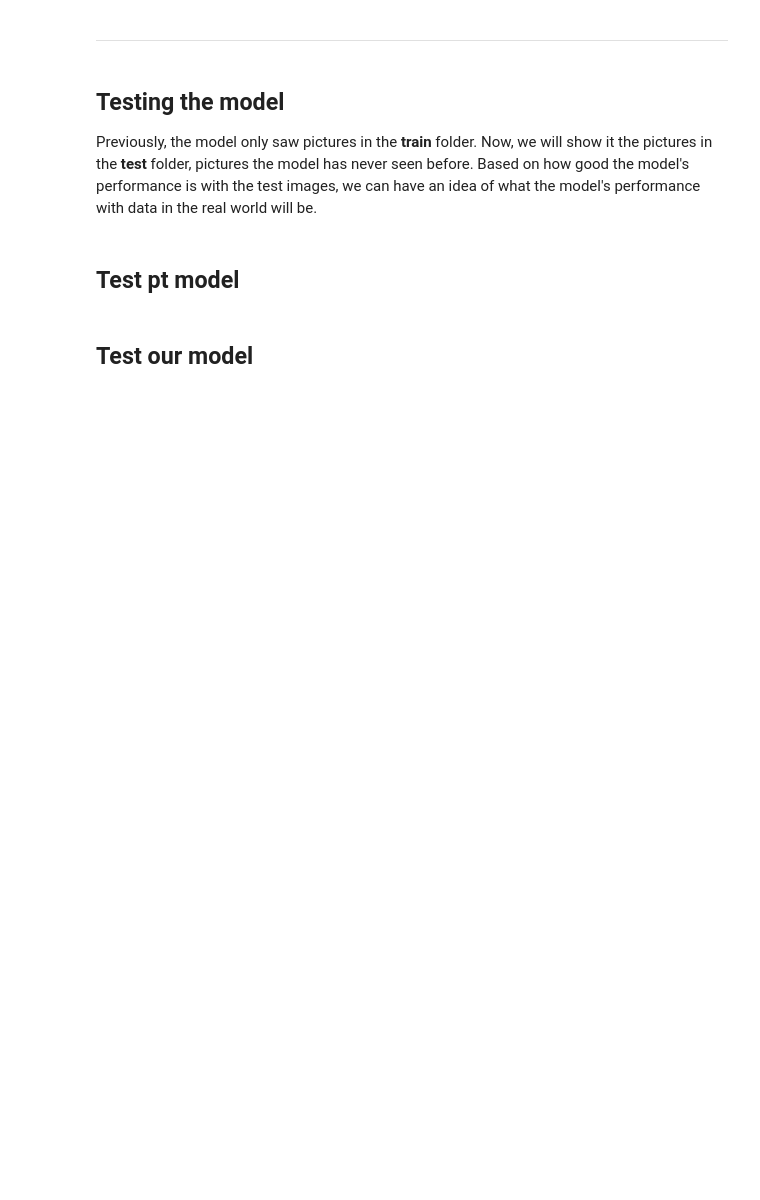
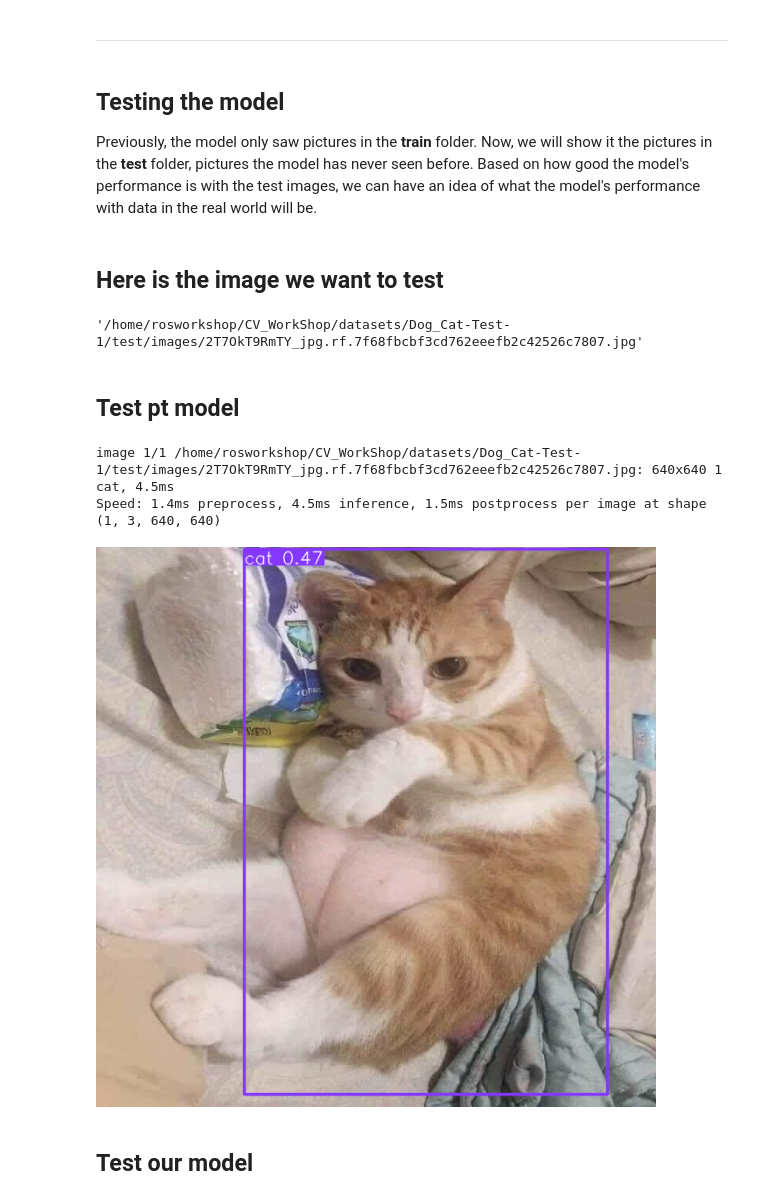
Before and after one commit to HKUGenAI/CV_WorkShop, a Jupyter notebook: yolov8.ipynb, the cells around one changed output. Cells and saved outputs as stored; diff of their text form; code cells hidden in the pictures; blank space fills up the shorter version.

Commit message:
update yolov8 add test image file path

```diff
--- a/yolov8.ipynb
+++ b/yolov8.ipynb
@@ -82,20 +173,26 @@ ________________________________________________________________________________
 # %% [markdown]
 ## Testing the model
 Previously, the model only saw pictures in the **train** folder. Now, we will show it the pictures in the **test** folder, pictures the model has never seen before. Based on how good the model's performance is with the test images, we can have an idea of what the model's performance with data in the real world will be.
+# %% [markdown]
+## Here is the image we want to test
+# %%
+test1 =  f"{HOME}/datasets/Dog_Cat-Test-1/test/images/2T7OkT9RmTY_jpg.rf.7f68fbcbf3cd762eeefb2c42526c7807.jpg"
+# %% [output]
+'/home/rosworkshop/CV_WorkShop/datasets/Dog_Cat-Test-1/test/images/2T7OkT9RmTY_jpg.rf.7f68fbcbf3cd762eeefb2c42526c7807.jpg'
 # %% [markdown]
 ## Test pt model
 # %%
 # Load a pretrained YOLOv8n model
 model_1 = YOLO('yolov8n.pt')
 
 # Run inference on an image
 results_1 = model_1(test1)  # list of 1 Results object
 for result in results_1:
-    boxes = result.boxes  # Boxes object for bounding box outputs
-    masks = result.masks  # Masks object for segmentation masks outputs
-    keypoints = result.keypoints  # Keypoints object for pose outputs
-    probs = result.probs  # Probs object for classification outputs
     result.show()  # display to screen
+# %% [output]
+image 1/1 /home/rosworkshop/CV_WorkShop/datasets/Dog_Cat-Test-1/test/images/2T7OkT9RmTY_jpg.rf.7f68fbcbf3cd762eeefb2c42526c7807.jpg: 640x640 1 cat, 4.5ms
+Speed: 1.4ms preprocess, 4.5ms inference, 1.5ms postprocess per image at shape (1, 3, 640, 640)
+[figure, added]
 # %% [markdown]
 ## Test our model
 # %%
```
Also changed, not shown: parts of 8 cells of this notebook.
